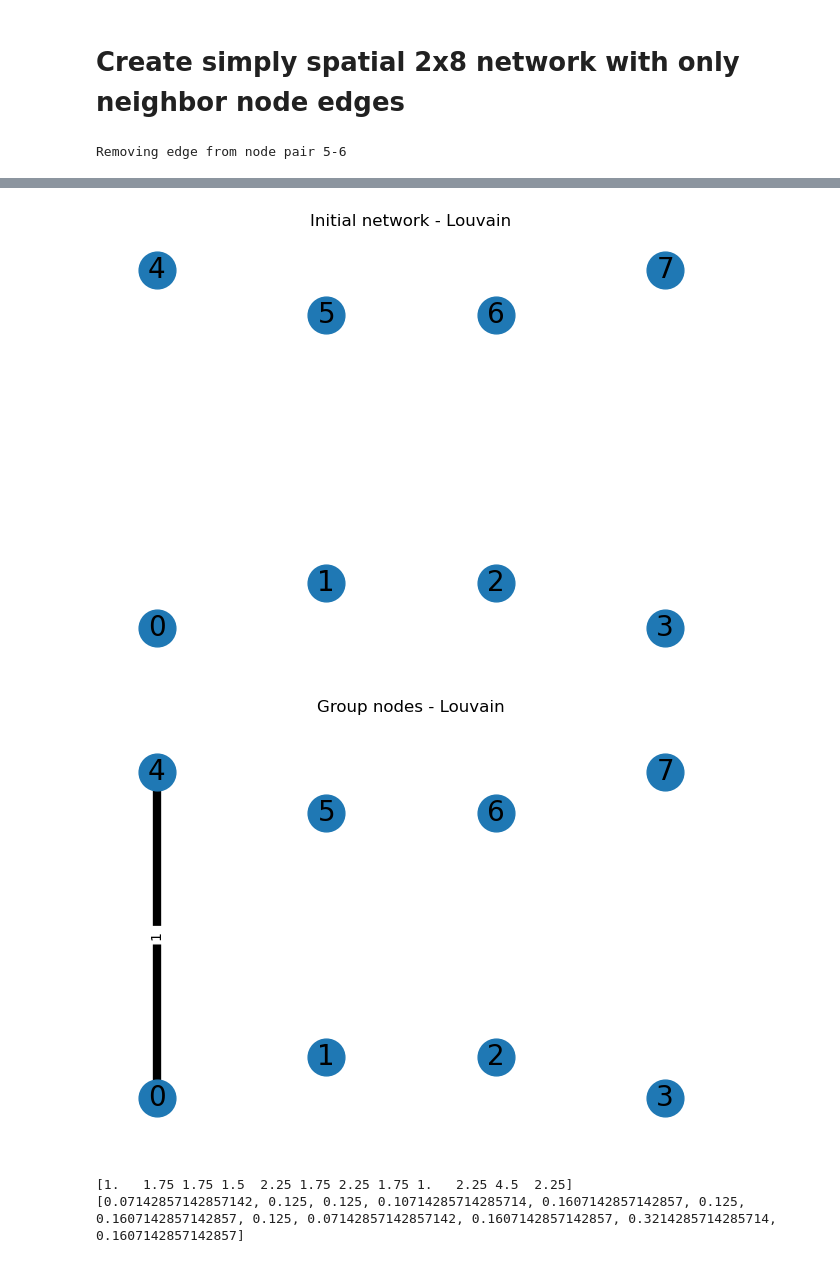
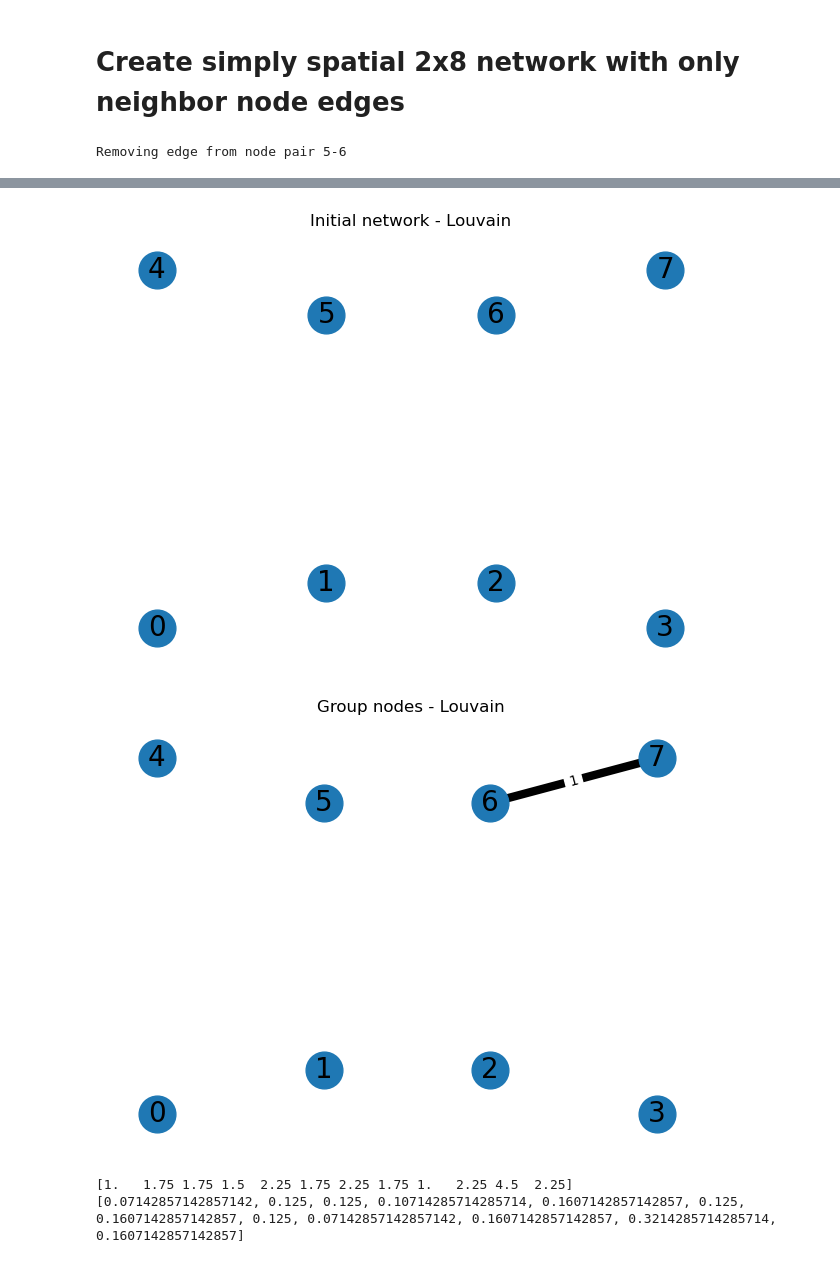
Before and after one commit to Bogumil-Matthew/ExoCcycle, a Jupyter notebook: JN/Modularity-Inbetweenness-visualization.ipynb, the cells around one changed output, grey strips where cells are left out. Saved outputs shown, nothing was run; the diff lists cells and outputs as text; code cells hidden in the pictures.

```diff
--- a/JN/Modularity-Inbetweenness-visualization.ipynb
+++ b/JN/Modularity-Inbetweenness-visualization.ipynb
@@ -122,7 +122,7 @@ class NeighborNetwork():
         plt.tight_layout()
         #plt.show()
 
-        plt.savefig(os.getcwd()+"/figures/CommunityDetectionMethodsPaper/diagrams/"+title+".svg", dpi=600)
+        plt.savefig(os.getcwd()+"/figures/CommunityDetectionMethodsPaper/diagrams2/"+title+".svg", dpi=600)
 
 ###############################
 ### Girvan-newman algorithm ###
@@ -181,35 +181,35 @@ myNeighborNetwork.G.remove_edge(0,1)
 myNeighborNetwork.G.remove_edge(1,2)
 myNeighborNetwork.G.remove_edge(2,3)
 myNeighborNetwork.G.remove_edge(3,0)
 
 myNeighborNetwork.G.remove_edge(4,0)
 myNeighborNetwork.G.remove_edge(5,1)
 myNeighborNetwork.G.remove_edge(6,2)
 myNeighborNetwork.G.remove_edge(7,3)
 
 # Plot graph
 myNeighborNetwork.plot(title='Initial network - Louvain')
 
 # Plot graph
 ## Add edge
-myNeighborNetwork.G.add_edge(4,0, weight =1)
+myNeighborNetwork.G.add_edge(6,7, weight =1)
 ## Calculate modularity
 
 
 ## plot again
 myNeighborNetwork.plot(title='Group nodes - Louvain')
 
 
 
 ## plot again
 #myNeighborNetwork.plot(title='Reduce network - Louvain')
 # %% [output]
 Removing edge from node pair 5-6
 [figure]
 [figure]
 [figure]
 [figure]
-[figure, old version]
+[figure, new version]
 # %%
 #for nodes in centrality:
 #    node
```
Also changed, not shown: 1 other file.
